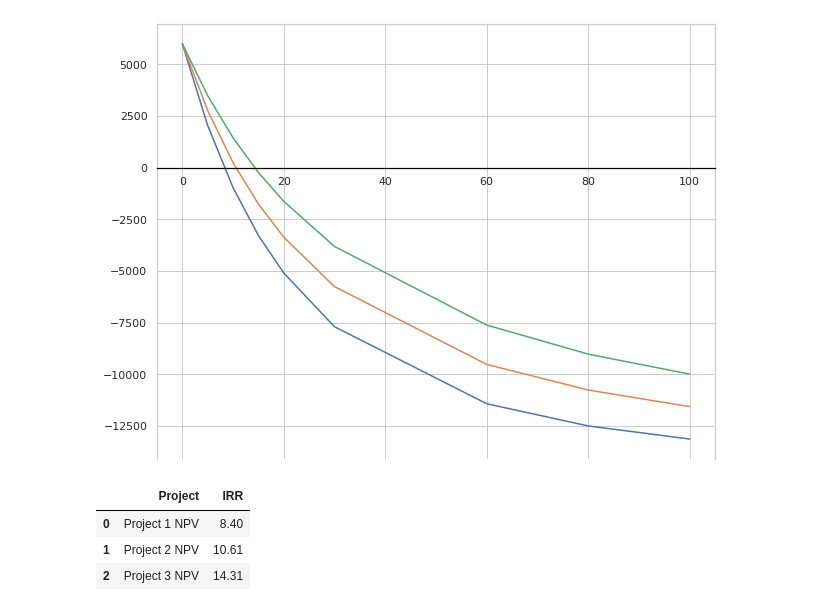
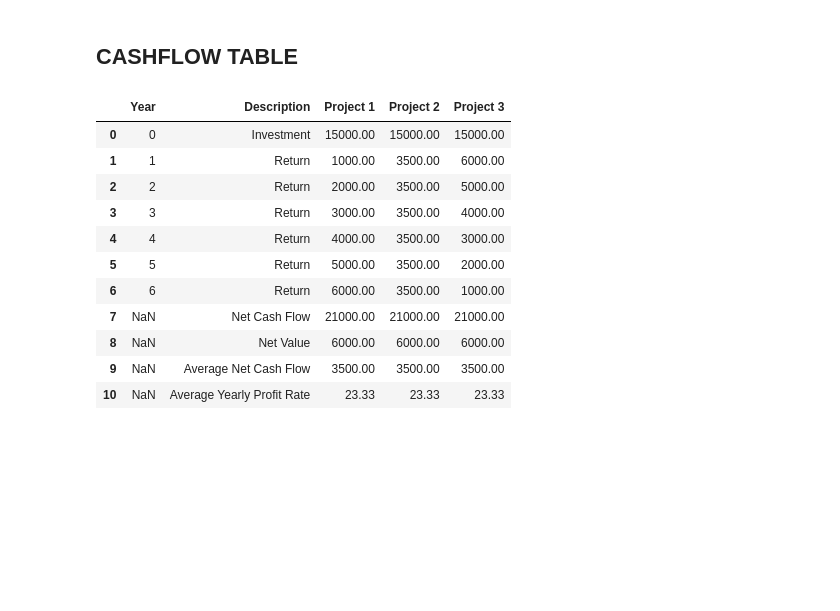
Before and after one commit to WorldWideWest/Project-Evaluation, a Jupyter notebook: debuging.ipynb, the cells around one changed output. Drawn from its saved outputs; the diff is of its cells as text; code cells hidden in the pictures; blank space fills up the shorter version.

```diff
--- a/debuging.ipynb
+++ b/debuging.ipynb
@@ -8,15 +8,22 @@ project_B = ['Project 2', 15000, 3500, 3500, 3500, 3500, 3500, 3500]
 project_C = ['Project 3', 15000, 6000, 5000, 4000, 3000, 2000, 1000]
 
 projects = [project_A, project_B, project_C]
-# %%
-cashFlow = NCF(projects)
-
-dataFrame = cashFlow.Table(False)
-evaulation = Methods(dataFrame)
-evaulation.InternalReturnRate(discountRates=[0, 5, 10, 15, 20, 30, 60, 80, 100], printDataFrame=False, showVisualization=True)
-# %% [output]
-[figure, removed]
-|  | Project | IRR |
-| 0 | Project 1 NPV | 8.40 |
-| 1 | Project 2 NPV | 10.61 |
-| 2 | Project 3 NPV | 14.31 |
+# %% [markdown]
+## CASHFLOW TABLE
+# %%
+cashFlow = NCF(projects)
+dataFrame = cashFlow.Table()
+dataFrame
+# %% [output]
+|  | Year | Description | Project 1 | Project 2 | Project 3 |
+| 0 | 0 | Investment | 15000.00 | 15000.00 | 15000.00 |
+| 1 | 1 | Return | 1000.00 | 3500.00 | 6000.00 |
+| 2 | 2 | Return | 2000.00 | 3500.00 | 5000.00 |
+| 3 | 3 | Return | 3000.00 | 3500.00 | 4000.00 |
+| 4 | 4 | Return | 4000.00 | 3500.00 | 3000.00 |
+| 5 | 5 | Return | 5000.00 | 3500.00 | 2000.00 |
+| 6 | 6 | Return | 6000.00 | 3500.00 | 1000.00 |
+| 7 | NaN | Net Cash Flow | 21000.00 | 21000.00 | 21000.00 |
+| 8 | NaN | Net Value | 6000.00 | 6000.00 | 6000.00 |
+| 9 | NaN | Average Net Cash Flow | 3500.00 | 3500.00 | 3500.00 |
+| 10 | NaN | Average Yearly Profit Rate | 23.33 | 23.33 | 23.33 |
```
Also changed, not shown: parts of 9 cells of this notebook, 5 other files.
